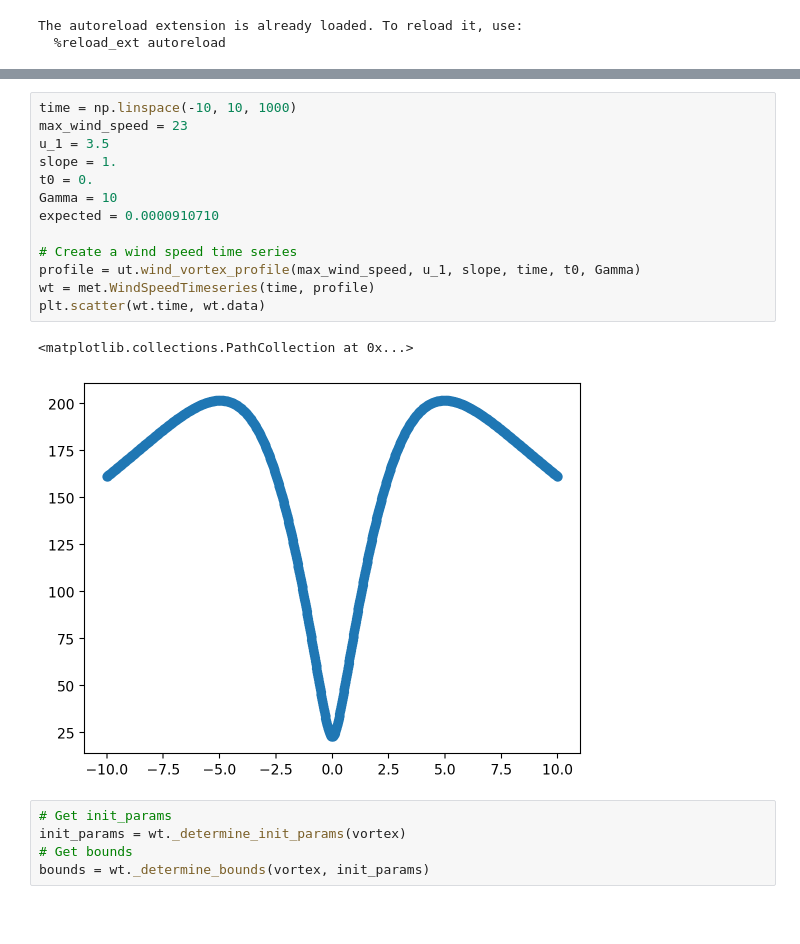
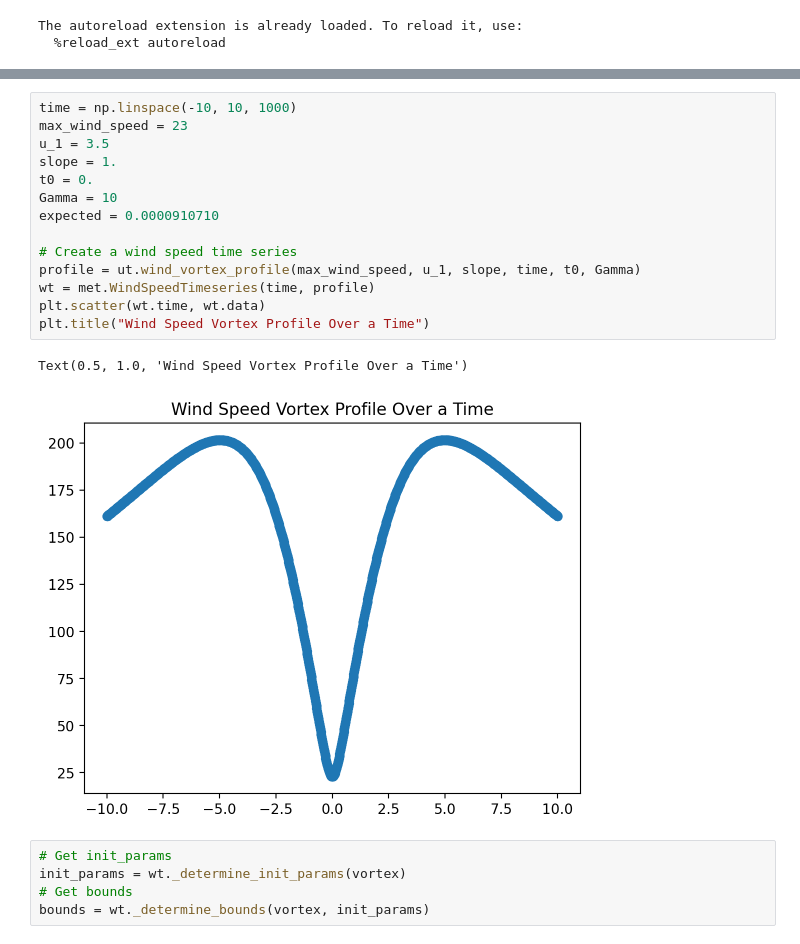
Before and after one commit to cs481-ekh/f22-dust-devils, a Jupyter notebook: docs/examples/Wind_Speed_Model.ipynb, the cells around one changed output, grey strips where cells are left out. Saved outputs shown, nothing was run; the diff lists cells and outputs as text; blank space fills up the shorter version.

```diff
--- a/docs/examples/Wind_Speed_Model.ipynb
+++ b/docs/examples/Wind_Speed_Model.ipynb
@@ -54,19 +53,20 @@ print(vortex)
 # %%
 time = np.linspace(-10, 10, 1000)
 max_wind_speed = 23
 u_1 = 3.5
 slope = 1.
 t0 = 0.
 Gamma = 10
 expected = 0.0000910710
 
 # Create a wind speed time series
 profile = ut.wind_vortex_profile(max_wind_speed, u_1, slope, time, t0, Gamma)
 wt = met.WindSpeedTimeseries(time, profile)
 plt.scatter(wt.time, wt.data)
+plt.title("Wind Speed Vortex Profile Over a Time")
 # %% [output]
-<matplotlib.collections.PathCollection at 0x...>
+Text(0.5, 1.0, 'Wind Speed Vortex Profile Over a Time')
-[figure, old version]
+[figure, new version]
 # %%
 # Get init_params
 init_params = wt._determine_init_params(vortex)
```
Also changed, not shown: parts of 3 cells of this notebook, 14 other files.
